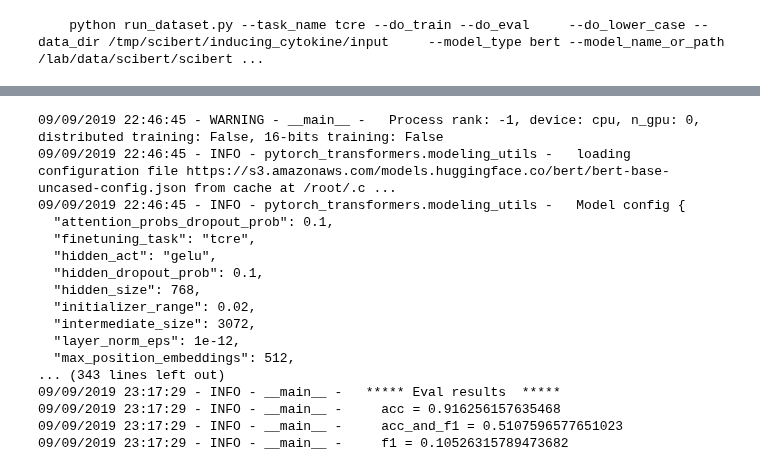
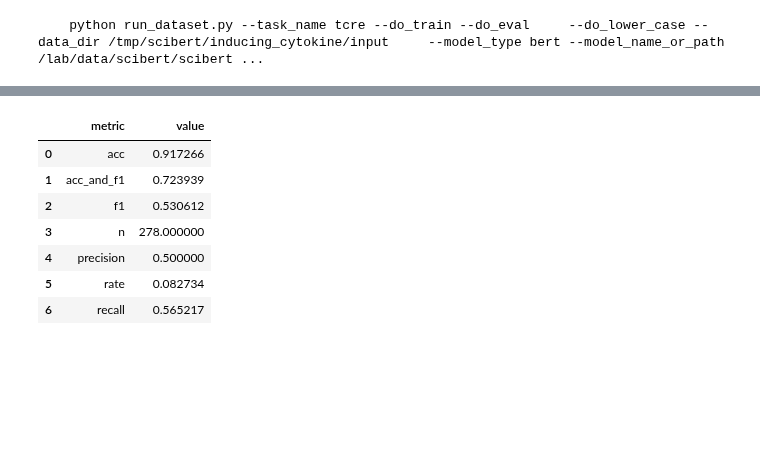
Before and after one commit to hammerlab/t-cell-relation-extraction, a Jupyter notebook: misc/bert/v02/run_example.ipynb, the cells around one changed output, grey strips where cells are left out. Drawn from its saved outputs; the diff is of its cells as text; code cells hidden in the pictures; blank space fills up the shorter version.

Commit message:
BERT fine-tuning work

```diff
--- a/misc/bert/v02/run_example.ipynb
+++ b/misc/bert/v02/run_example.ipynb
@@ -107,26 +207,11 @@ print(cmd)
-# %%
-!python run_dataset.py --task_name tcre --do_train --do_eval \
---do_lower_case --data_dir /tmp/scibert/inducing_cytokine/input \
---model_type bert --model_name_or_path bert-base-uncased \
---max_seq_length 128 --learning_rate 2e-5 --num_train_epochs 3.0 \
---overwrite_output_dir \
---evaluate_during_training \
---output_dir /tmp/scibert/inducing_cytokine/output
-# %% [output]
-09/09/2019 22:46:45 - WARNING - __main__ -   Process rank: -1, device: cpu, n_gpu: 0, distributed training: False, 16-bits training: False
-09/09/2019 22:46:45 - INFO - pytorch_transformers.modeling_utils -   loading configuration file https://s3.amazonaws.com/models.huggingface.co/bert/bert-base-uncased-config.json from cache at /root/.c ...
-09/09/2019 22:46:45 - INFO - pytorch_transformers.modeling_utils -   Model config {
-  "attention_probs_dropout_prob": 0.1,
-  "finetuning_task": "tcre",
-  "hidden_act": "gelu",
-  "hidden_dropout_prob": 0.1,
-  "hidden_size": 768,
-  "initializer_range": 0.02,
-  "intermediate_size": 3072,
-  "layer_norm_eps": 1e-12,
-  "max_position_embeddings": 512,
-... (343 lines left out)
-09/09/2019 23:17:29 - INFO - __main__ -   ***** Eval results  *****
-09/09/2019 23:17:29 - INFO - __main__ -     acc = 0.916256157635468
-09/09/2019 23:17:29 - INFO - __main__ -     acc_and_f1 = 0.5107596577651023
-09/09/2019 23:17:29 - INFO - __main__ -     f1 = 0.10526315789473682
+# %%
+pd.read_json('/tmp/scibert/inducing_cytokine/output/scores.json', lines=True).iloc[0].rename('value').rename_axis('metric').reset_index()
+# %% [output]
+|  | metric | value |
+| 0 | acc | 0.917266 |
+| 1 | acc_and_f1 | 0.723939 |
+| 2 | f1 | 0.530612 |
+| 3 | n | 278.000000 |
+| 4 | precision | 0.500000 |
+| 5 | rate | 0.082734 |
+| 6 | recall | 0.565217 |
```
Also changed, not shown: parts of 14 cells of this notebook, 3 other files.
